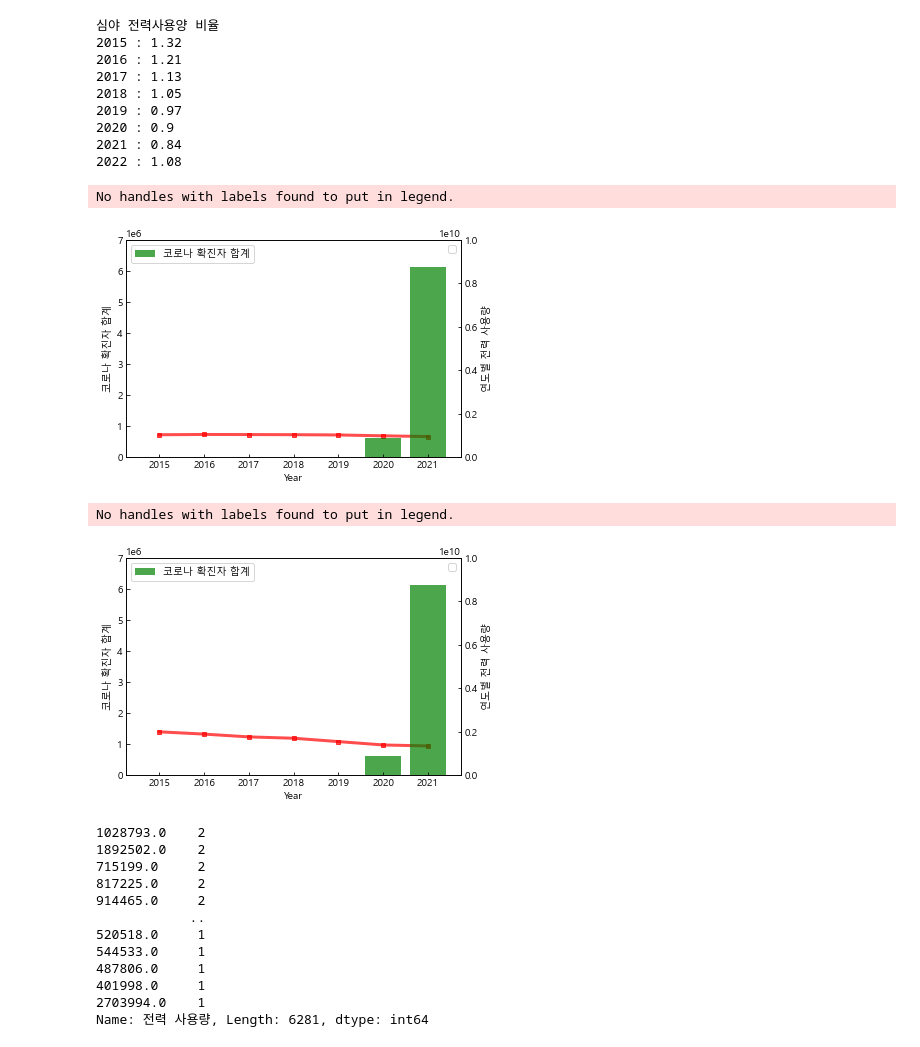
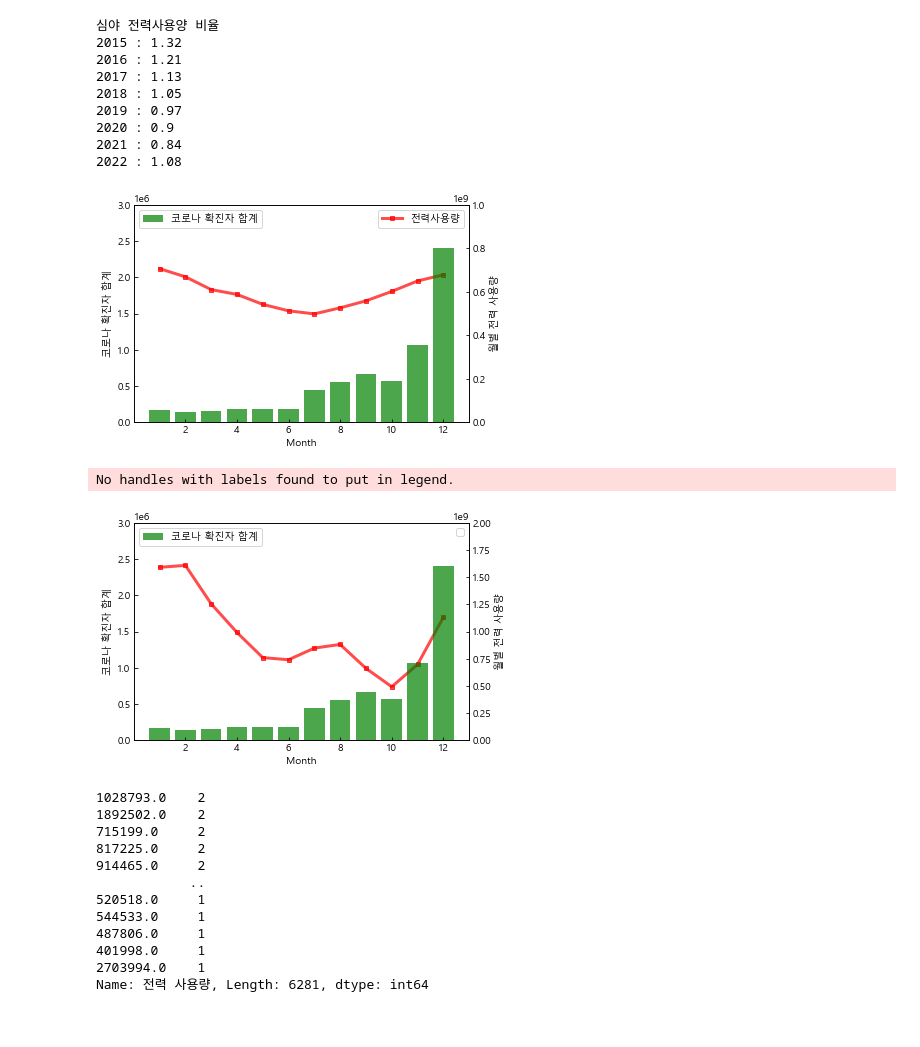
Before and after one commit to gyocheol/MachinLearning_project, a Jupyter notebook: 가로등과 심야 시각화.ipynb, the cells around one changed output. Drawn from its saved outputs; the diff is of its cells as text; code cells hidden in the pictures.

```diff
--- a/가로등과 심야 시각화.ipynb
+++ b/가로등과 심야 시각화.ipynb
@@ -484,20 +484,20 @@ print('2022 :', ratio_s(df, 2022))
 2022 : 1.08
 # %%
 # 가로등
-sl_year_group = sl2.groupby(sl['년도'])['전력 사용량'].sum()
-sl_covid_group = sl2.groupby(sl['년도'])['확진자'].sum()
+sl_year_group = sl2.groupby(sl['월'])['전력 사용량'].sum()
+sl_covid_group = sl2.groupby(sl['월'])['확진자'].sum()
 
 fig, ax1 = plt.subplots()
 ax1.bar(sl_covid_group.index, sl_covid_group.values, color='green', alpha=0.7, label='코로나 확진자 합계')
-ax1.set_ylim(0,7e6)
-ax1.set_xlabel('Year')
+ax1.set_ylim(0,3e6)
+ax1.set_xlabel('Month')
 ax1.set_ylabel('코로나 확진자 합계')
 ax1.tick_params(axis='both', direction='in')
 
 ax2 = ax1.twinx()
-ax2.plot(sl_year_group.index, sl_year_group.values,'-s', color='red', markersize=4, linewidth=3, alpha=0.7)
-ax2.set_ylim(0, 1e10)
-ax2.set_ylabel('연도별 전력 사용량')
+ax2.plot(sl_year_group.index, sl_year_group.values,'-s', color='red', markersize=4, linewidth=3, alpha=0.7, label='전력사용량')
+ax2.set_ylim(0, 1e9)
+ax2.set_ylabel('월별 전력 사용량')
 ax2.tick_params(axis='both', direction='in')
 
 ax1.set_zorder(ax2.get_zorder() + 10)
@@ -508,36 +508,35 @@ plt.legend(loc='upper right')
 
 plt.show()
 # %% [output]
-No handles with labels found to put in legend.
-[figure, old version]
+[figure, new version]
 # %%
 # 심야
-dn_year_group = dn2.groupby(dn['년도'])['전력 사용량'].sum()
-dn_covid_group = dn2.groupby(dn['년도'])['확진자'].sum()
+dn_year_group = dn2.groupby(dn['월'])['전력 사용량'].sum()
+dn_covid_group = dn2.groupby(dn['월'])['확진자'].sum()
 
 fig, ax1 = plt.subplots()
 ax1.bar(dn_covid_group.index, dn_covid_group.values, color='green', alpha=0.7, label='코로나 확진자 합계')
-ax1.set_ylim(0,7e6)
-ax1.set_xlabel('Year')
+ax1.set_ylim(0,3e6)
+ax1.set_xlabel('Month')
 ax1.set_ylabel('코로나 확진자 합계')
 ax1.tick_params(axis='both', direction='in')
 
 ax2 = ax1.twinx()
 ax2.plot(dn_year_group.index, dn_year_group.values,'-s', color='red', markersize=4, linewidth=3, alpha=0.7)
-ax2.set_ylim(0, 1e10)
-ax2.set_ylabel('연도별 전력 사용량')
+ax2.set_ylim(0, 2e9)
+ax2.set_ylabel('월별 전력 사용량')
 ax2.tick_params(axis='both', direction='in')
 
 ax1.set_zorder(ax2.get_zorder() + 10)
 ax1.patch.set_visible(False)
 
 ax1.legend(loc='upper left')
 plt.legend(loc='upper right')
 
 plt.show()
 # %% [output]
 No handles with labels found to put in legend.
-[figure, old version]
+[figure, new version]
 # %%
 sl['전력 사용량'].value_counts()
 # %% [output]
```
Also changed, not shown: parts of 26 cells of this notebook, 1 other file.
